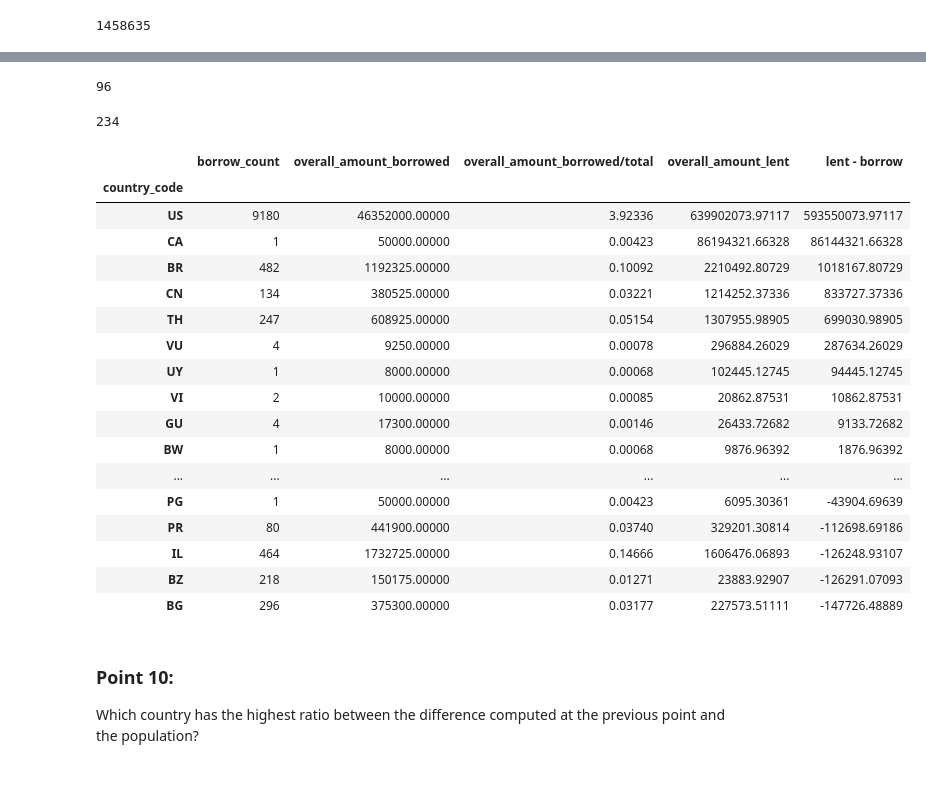
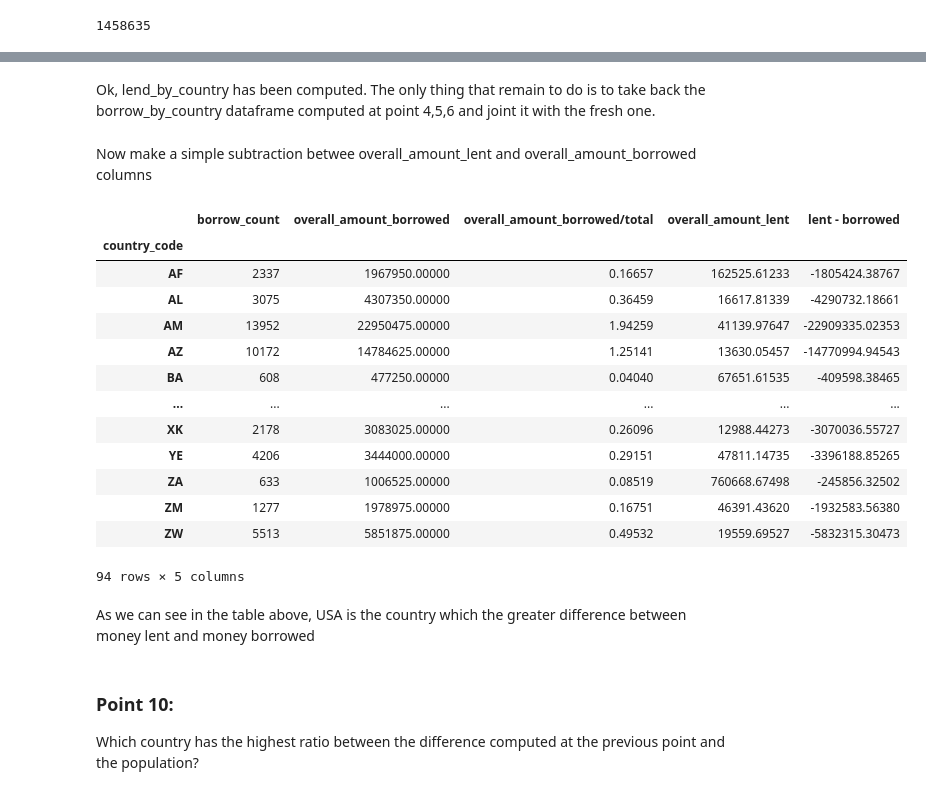
Before and after one commit to Lukpier/cs-project, a Jupyter notebook: kiva.ipynb, the cells around one changed output, grey strips where cells are left out. Cells and saved outputs as stored; diff of their text form; code cells hidden in the pictures.

```diff
--- a/kiva.ipynb
+++ b/kiva.ipynb
@@ -482,7 +487,7 @@ lenders.loc[missing,'country_code'] = np.random.choice(s.index, size=len(lenders
 # %%
-overall_amount_per_lender.lenders = overall_amount_per_lender.lenders.str.strip()
+overall_amount_per_lender.lender = overall_amount_per_lender.lender.str.strip()
 # %%
 %%time
 
-df4 = pd.concat([overall_amount_per_lender.set_index('lenders'), lenders.set_index('permanent_name')], axis=1, join='inner')
+joined = pd.concat([overall_amount_per_lender.set_index('lender'), lenders.set_index('permanent_name')], axis=1, join='inner')
 # %% [output]
@@ -491,5 +507,5 @@ Wall time: 9.61 s
 # %%
-lend_by_country = df4.groupby('country_code')['overall_amount_lent'].sum().reset_index(name='overall_amount_lent')
+lend_by_country = joined.groupby('country_code')['overall_amount_lent'].sum().reset_index(name='overall_amount_lent')
 # %%
 lend_by_country.head()
 # %% [output]
@@ -502,36 +518,31 @@ lend_by_country.head()
-# %%
-len(loans['country_code'].unique())
-# %% [output]
-96
-# %%
-len(lenders['country_code'].unique())
-# %% [output]
-234
+# %% [markdown]
+Ok, lend_by_country has been computed. The only thing that remain to do is to take back the borrow_by_country dataframe computed at point 4,5,6 and joint it with the fresh one.
 # %%
 overall_in_out = pd.concat([borrow_by_country.set_index('country_code'), lend_by_country.set_index('country_code')], axis = 1, join='inner')
+# %% [markdown]
+Now make a simple subtraction betwee overall_amount_lent and overall_amount_borrowed columns
 # %%
-overall_in_out['lent - borrow'] = overall_in_out['overall_amount_lent'] - overall_in_out['overall_amount_borrowed']
+overall_in_out['lent - borrowed'] = overall_in_out['overall_amount_lent'] - overall_in_out['overall_amount_borrowed']
 # %%
-overall_in_out.sort_values('lent - borrow', ascending=False).head(20)
+overall_in_out.sort_values('lent - borrowed', ascending=False).head(20)
+overall_in_out.drop('lent - borrow', axis=1)
 # %% [output]
-|  | borrow_count | overall_amount_borrowed | overall_amount_borrowed/total | overall_amount_lent | lent - borrow |
+|  | borrow_count | overall_amount_borrowed | overall_amount_borrowed/total | overall_amount_lent | lent - borrowed |
 | country_code |  |  |  |  |  |
-| US | 9180 | 46352000.00000 | 3.92336 | 639902073.97117 | 593550073.97117 |
-| CA | 1 | 50000.00000 | 0.00423 | 86194321.66328 | 86144321.66328 |
-| BR | 482 | 1192325.00000 | 0.10092 | 2210492.80729 | 1018167.80729 |
-| CN | 134 | 380525.00000 | 0.03221 | 1214252.37336 | 833727.37336 |
-| TH | 247 | 608925.00000 | 0.05154 | 1307955.98905 | 699030.98905 |
-| VU | 4 | 9250.00000 | 0.00078 | 296884.26029 | 287634.26029 |
-| UY | 1 | 8000.00000 | 0.00068 | 102445.12745 | 94445.12745 |
-| VI | 2 | 10000.00000 | 0.00085 | 20862.87531 | 10862.87531 |
-| GU | 4 | 17300.00000 | 0.00146 | 26433.72682 | 9133.72682 |
-| BW | 1 | 8000.00000 | 0.00068 | 9876.96392 | 1876.96392 |
+| AF | 2337 | 1967950.00000 | 0.16657 | 162525.61233 | -1805424.38767 |
+| AL | 3075 | 4307350.00000 | 0.36459 | 16617.81339 | -4290732.18661 |
+| AM | 13952 | 22950475.00000 | 1.94259 | 41139.97647 | -22909335.02353 |
+| AZ | 10172 | 14784625.00000 | 1.25141 | 13630.05457 | -14770994.94543 |
+| BA | 608 | 477250.00000 | 0.04040 | 67651.61535 | -409598.38465 |
 | ... | ... | ... | ... | ... | ... |
-| PG | 1 | 50000.00000 | 0.00423 | 6095.30361 | -43904.69639 |
-| PR | 80 | 441900.00000 | 0.03740 | 329201.30814 | -112698.69186 |
-| IL | 464 | 1732725.00000 | 0.14666 | 1606476.06893 | -126248.93107 |
-| BZ | 218 | 150175.00000 | 0.01271 | 23883.92907 | -126291.07093 |
-| BG | 296 | 375300.00000 | 0.03177 | 227573.51111 | -147726.48889 |
+| XK | 2178 | 3083025.00000 | 0.26096 | 12988.44273 | -3070036.55727 |
+| YE | 4206 | 3444000.00000 | 0.29151 | 47811.14735 | -3396188.85265 |
+| ZA | 633 | 1006525.00000 | 0.08519 | 760668.67498 | -245856.32502 |
+| ZM | 1277 | 1978975.00000 | 0.16751 | 46391.43620 | -1932583.56380 |
+| ZW | 5513 | 5851875.00000 | 0.49532 | 19559.69527 | -5832315.30473 |
+94 rows × 5 columns
+# %% [markdown]
+As we can see in the table above, USA is the country which the greater difference between money lent and money borrowed
 # %% [markdown]
 ### Point 10:
 Which country has the highest ratio between the difference computed at the previous point and the population?
```
Also changed, not shown: parts of 38 cells of this notebook.
